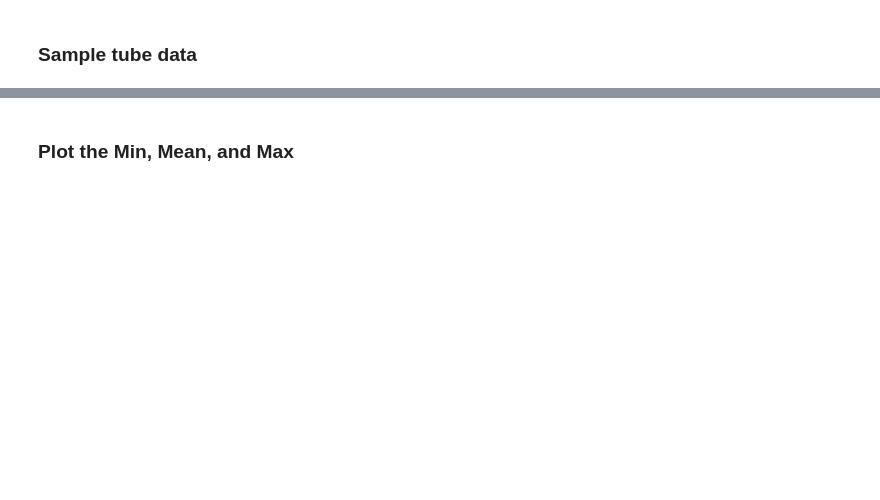
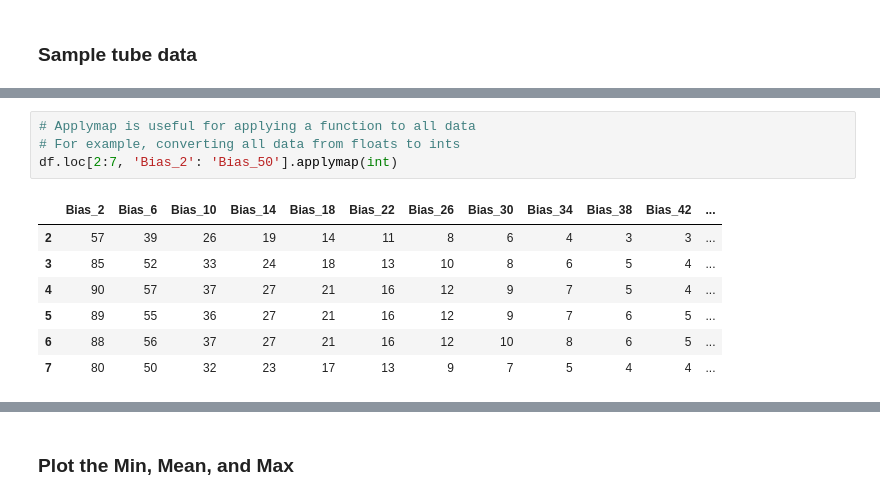
Before and after one commit to rrMacKinnon/Electrona_uTracer, a Jupyter notebook: TubeMeasurements_DF.ipynb, the cells around one changed output, grey strips where cells are left out. Drawn from its saved outputs; the diff is of its cells as text; blank space fills up the shorter version.

```diff
--- a/TubeMeasurements_DF.ipynb
+++ b/TubeMeasurements_DF.ipynb
@@ -103,0 +158,12 @@ df_stats
+# %%
+# Applymap is useful for applying a function to all data
+# For example, converting all data from floats to ints
+df.loc[2:7, 'Bias_2': 'Bias_50'].applymap(int)
+# %% [output]
+|  | Bias_2 | Bias_6 | Bias_10 | Bias_14 | Bias_18 | Bias_22 | Bias_26 | Bias_30 | Bias_34 | Bias_38 | Bias_42 | ... |
+| 2 | 57 | 39 | 26 | 19 | 14 | 11 | 8 | 6 | 4 | 3 | 3 | ... |
+| 3 | 85 | 52 | 33 | 24 | 18 | 13 | 10 | 8 | 6 | 5 | 4 | ... |
+| 4 | 90 | 57 | 37 | 27 | 21 | 16 | 12 | 9 | 7 | 5 | 4 | ... |
+| 5 | 89 | 55 | 36 | 27 | 21 | 16 | 12 | 9 | 7 | 6 | 5 | ... |
+| 6 | 88 | 56 | 37 | 27 | 21 | 16 | 12 | 10 | 8 | 6 | 5 | ... |
+| 7 | 80 | 50 | 32 | 23 | 17 | 13 | 9 | 7 | 5 | 4 | 4 | ... |
```
Also changed, not shown: parts of 25 cells of this notebook.
